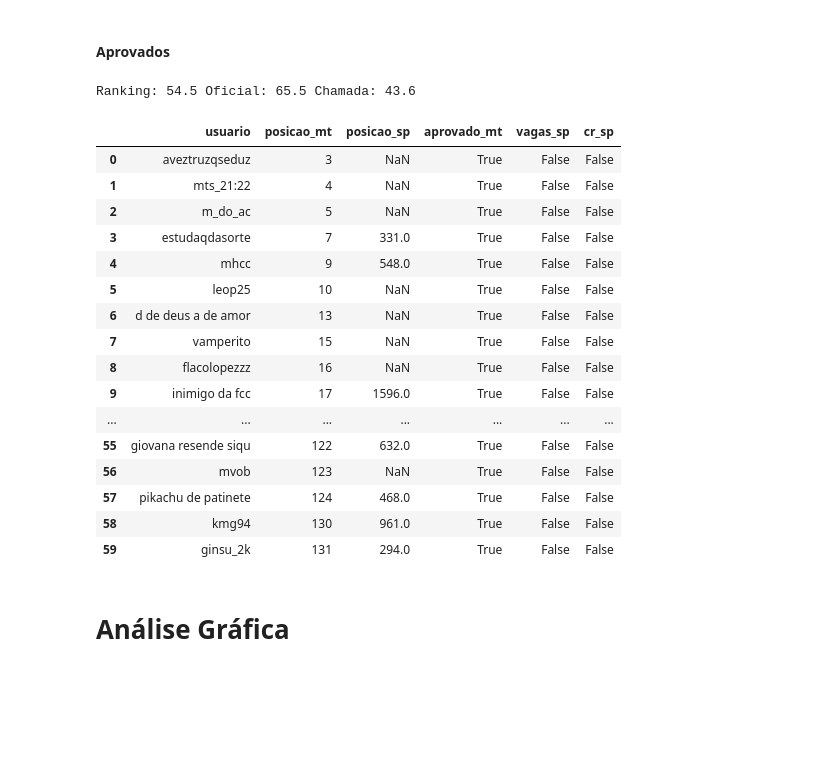
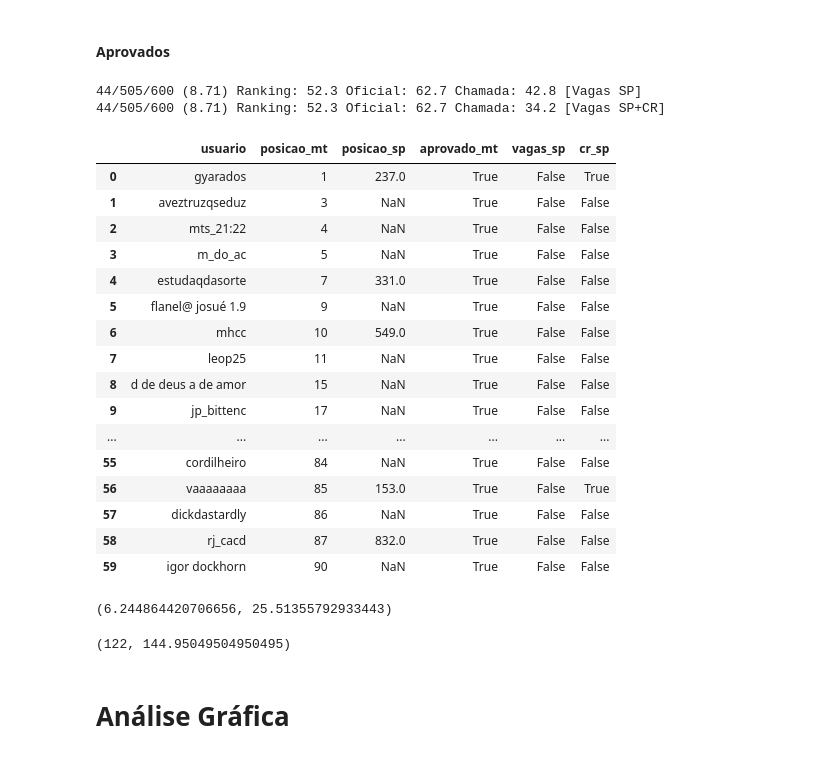
Before and after one commit to scarlosfreitas/devcontainer_langchain, a Jupyter notebook: notebooks/olho_na_vaga/analise_sefaz_mt.ipynb, the cells around one changed output. Saved outputs shown, nothing was run; the diff lists cells and outputs as text; code cells hidden in the pictures; blank space fills up the shorter version.

```diff
--- a/notebooks/olho_na_vaga/analise_sefaz_mt.ipynb
+++ b/notebooks/olho_na_vaga/analise_sefaz_mt.ipynb
@@ -207,41 +218,73 @@ ranking_mt_sp_cr = df_merge[
 n_ranking = df.shape[0]
 posicao_mt = df.loc[df['usuario'] == 'cf_auditor','posicao'].item()
 posicao_mt_sp = ranking_mt_sp.reset_index().loc[ranking_mt_sp['usuario'] == 'cf_auditor','index'].item() +1
+posicao_mt_sp_cr = ranking_mt_sp.reset_index().loc[ranking_mt_sp_cr['usuario'] == 'cf_auditor','index'].item() +1
 
 aprovados = df[df['aprovado']].shape[0]
 n_ranking_prev = 600
 
 prev_ranking = posicao_mt * n_ranking_prev/n_ranking
 prev_oficial = prev_ranking * 1.2
-prev_chamada = posicao_mt_sp * n_ranking_prev/n_ranking
-prev_chamada_oficial = prev_chamada * 1.2
 
-print('Ranking: {:.1f} Oficial: {:.1f} Chamada: {:.1f}'.format(
-prev_ranking,prev_oficial,prev_chamada_oficial))
+prev_chamada_sp = posicao_mt_sp * n_ranking_prev/n_ranking
+prev_chamada_oficial_sp = prev_chamada_sp * 1.2
 
-# 396/600 Ranking: 54.5 Oficial: 65.5 Chamada: 43.6
+prev_chamada_sp_cr = posicao_mt_sp_cr * n_ranking_prev/n_ranking
+prev_chamada_oficial_sp_cr = prev_chamada_sp_cr * 1.2
+
+print('{}/{}/{} ({:.2f}) Ranking: {:.1f} Oficial: {:.1f} Chamada: {:.1f} [Vagas SP]'.format(
+    posicao_mt,n_ranking,n_ranking_prev,posicao_mt/n_ranking*100,
+    prev_ranking,prev_oficial,prev_chamada_oficial_sp))
+
+# 396/600 Ranking: 54.5 Oficial: 65.5 Chamada: 43.6 [Vagas SP]
+# 451/600 Ranking: 57.2 Oficial: 68.6 Chamada: 44.7 [Vagas SP]
+# 44/477/600 (9.22) Ranking: 55.3 Oficial: 66.4 Chamada: 43.8 [Vagas SP]
+# 44/505/600 (8.71) Ranking: 52.3 Oficial: 62.7 Chamada: 42.8 [Vagas SP]
+
+print('{}/{}/{} ({:.2f}) Ranking: {:.1f} Oficial: {:.1f} Chamada: {:.1f} [Vagas SP+CR]'.format(
+    posicao_mt,n_ranking,n_ranking_prev,posicao_mt/n_ranking*100,
+    prev_ranking,prev_oficial,prev_chamada_oficial_sp_cr))
+
+# 44/477/600 (9.22) Ranking: 55.3 Oficial: 66.4 Chamada: 34.7 [Vagas SP+CR]
+# 44/505/600 (8.71) Ranking: 52.3 Oficial: 62.7 Chamada: 34.2 [Vagas SP+CR]
 # %% [output]
-Ranking: 54.5 Oficial: 65.5 Chamada: 43.6
+44/505/600 (8.71) Ranking: 52.3 Oficial: 62.7 Chamada: 42.8 [Vagas SP]
+44/505/600 (8.71) Ranking: 52.3 Oficial: 62.7 Chamada: 34.2 [Vagas SP+CR]
 # %%
-ranking_mt_sp_cr
+ranking_mt_sp
 # %% [output]
 |  | usuario | posicao_mt | posicao_sp | aprovado_mt | vagas_sp | cr_sp |
-| 0 | aveztruzqseduz | 3 | NaN | True | False | False |
-| 1 | mts_21:22 | 4 | NaN | True | False | False |
-| 2 | m_do_ac | 5 | NaN | True | False | False |
-| 3 | estudaqdasorte | 7 | 331.0 | True | False | False |
-| 4 | mhcc | 9 | 548.0 | True | False | False |
-| 5 | leop25 | 10 | NaN | True | False | False |
-| 6 | d de deus a de amor | 13 | NaN | True | False | False |
-| 7 | vamperito | 15 | NaN | True | False | False |
-| 8 | flacolopezzz | 16 | NaN | True | False | False |
-| 9 | inimigo da fcc | 17 | 1596.0 | True | False | False |
+| 0 | gyarados | 1 | 237.0 | True | False | True |
+| 1 | aveztruzqseduz | 3 | NaN | True | False | False |
+| 2 | mts_21:22 | 4 | NaN | True | False | False |
+| 3 | m_do_ac | 5 | NaN | True | False | False |
+| 4 | estudaqdasorte | 7 | 331.0 | True | False | False |
+| 5 | flanel@ josué 1.9 | 9 | NaN | True | False | False |
+| 6 | mhcc | 10 | 549.0 | True | False | False |
+| 7 | leop25 | 11 | NaN | True | False | False |
+| 8 | d de deus a de amor | 15 | NaN | True | False | False |
+| 9 | jp_bittenc | 17 | NaN | True | False | False |
 | ... | ... | ... | ... | ... | ... | ... |
-| 55 | giovana resende siqu | 122 | 632.0 | True | False | False |
-| 56 | mvob | 123 | NaN | True | False | False |
-| 57 | pikachu de patinete | 124 | 468.0 | True | False | False |
-| 58 | kmg94 | 130 | 961.0 | True | False | False |
-| 59 | ginsu_2k | 131 | 294.0 | True | False | False |
+| 55 | cordilheiro | 84 | NaN | True | False | False |
+| 56 | vaaaaaaaa | 85 | 153.0 | True | False | True |
+| 57 | dickdastardly | 86 | NaN | True | False | False |
+| 58 | rj_cacd | 87 | 832.0 | True | False | False |
+| 59 | igor dockhorn | 90 | NaN | True | False | False |
+# %%
+pne = 912
+negros = 3726
+geral = 14604
+
+pne/geral*100 , negros/geral*100
+# %% [output]
+(6.244864420706656, 25.51355792933443)
+# %%
+prev_aprovados_ranking = df[df['aprovado']].shape[0]
+prev_aprovados_oficial = df[df['aprovado']].shape[0]* n_ranking_prev/n_ranking
+
+prev_aprovados_ranking, prev_aprovados_oficial
+# %% [output]
+(122, 144.95049504950495)
 # %% [markdown]
 # Análise Gráfica
 # %%
```
Also changed, not shown: parts of 8 cells of this notebook, 3 other files.
